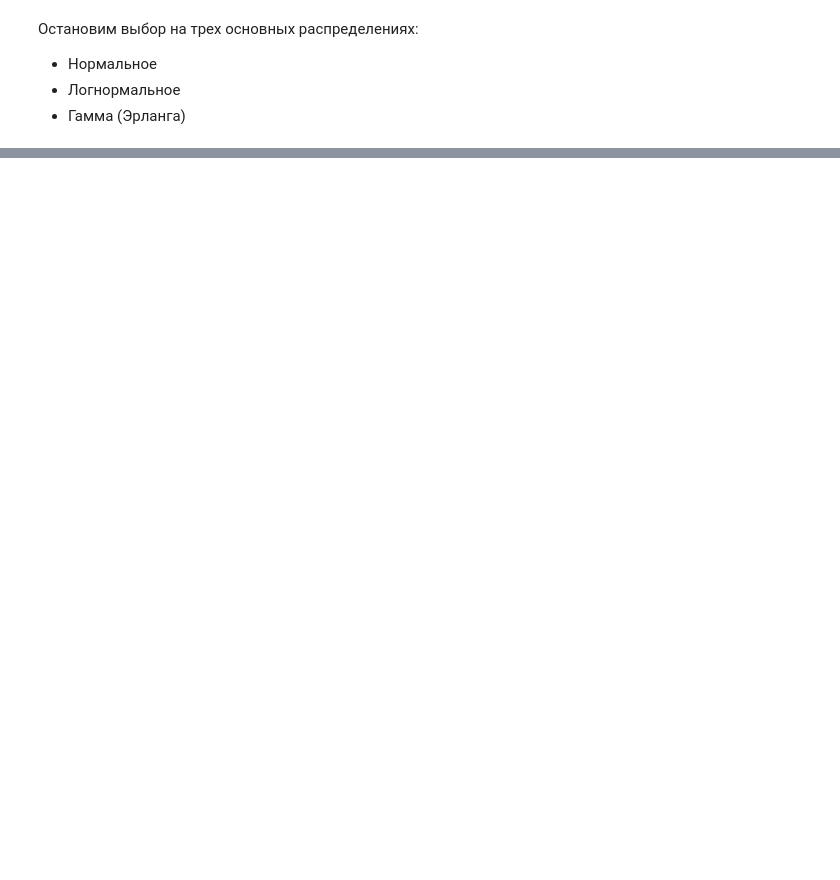
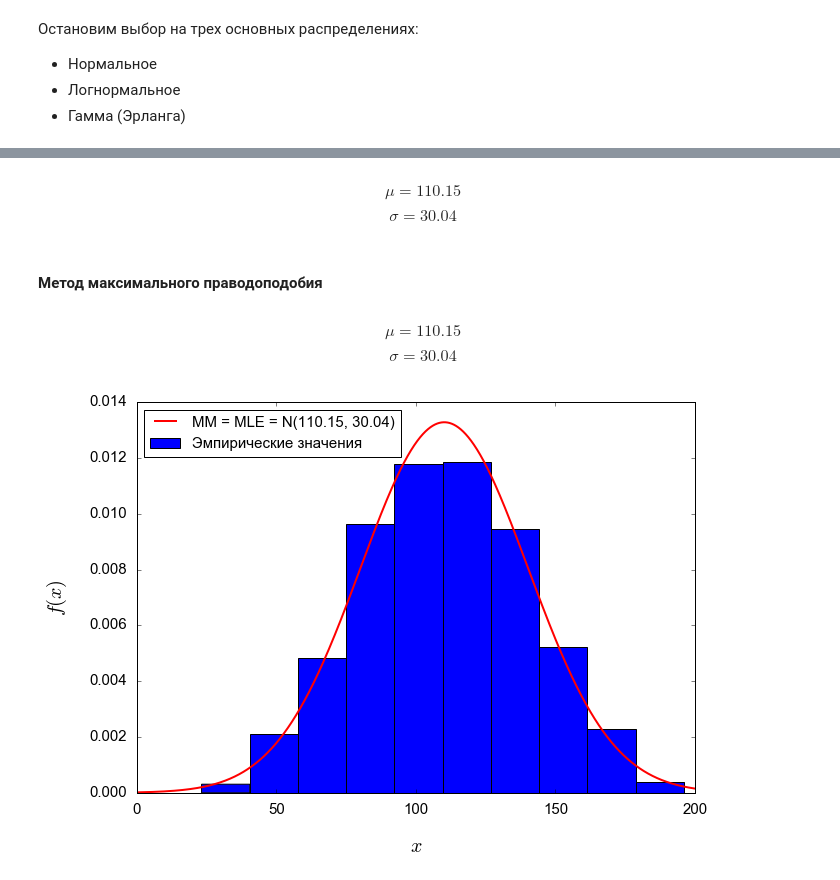
Before and after one commit to vaddya/probability-and-statistics, a Jupyter notebook: lab2/code/lab2.ipynb, the cells around one changed output, grey strips where cells are left out. Saved outputs shown, nothing was run; the diff lists cells and outputs as text; code cells hidden in the pictures; blank space fills up the shorter version.

```diff
--- a/lab2/code/lab2.ipynb
+++ b/lab2/code/lab2.ipynb
@@ -490,0 +394,10 @@ plt.show()
+# %%
+s = samples[0]
+
+norm_mu_mm = s.mean()
+norm_sigma_mm = math.sqrt(s.variance())
+# %% [markdown]
+$$ \mu = 110.15 $$
+$$ \sigma = 30.04 $$
+# %% [markdown]
+#### Метод максимального праводоподобия
@@ -490,0 +410,17 @@ plt.show()
+# %% [markdown]
+$$ \mu = 110.15 $$
+$$ \sigma = 30.04 $$
+# %%
+norm_pdf = st.norm.pdf(xes, loc=norm_mu, scale=norm_sigma)
+
+plt.figure(figsize=(10, 7))
+plt.hist(s.values, normed=True, label='Эмпирические значения')
+plt.plot(xes, norm_pdf, label='MM = MLE = N({0:.2f}, {1:.2f})'.format(norm_mu, norm_sigma), color='r', linewidth=2)
+plt.legend(loc='upper left', fontsize=15)
+plt.xlabel('$x$', fontsize=20, labelpad=20)
+plt.ylabel('$f(x)$', fontsize=20, labelpad=20)
+plt.tick_params(labelsize=15, pad=10)
+plt.savefig('./../pics/dist_norm.png')
+plt.show()
+# %% [output]
+[figure, added]
```
Also changed, not shown: parts of 84 cells of this notebook, 7 other files.
